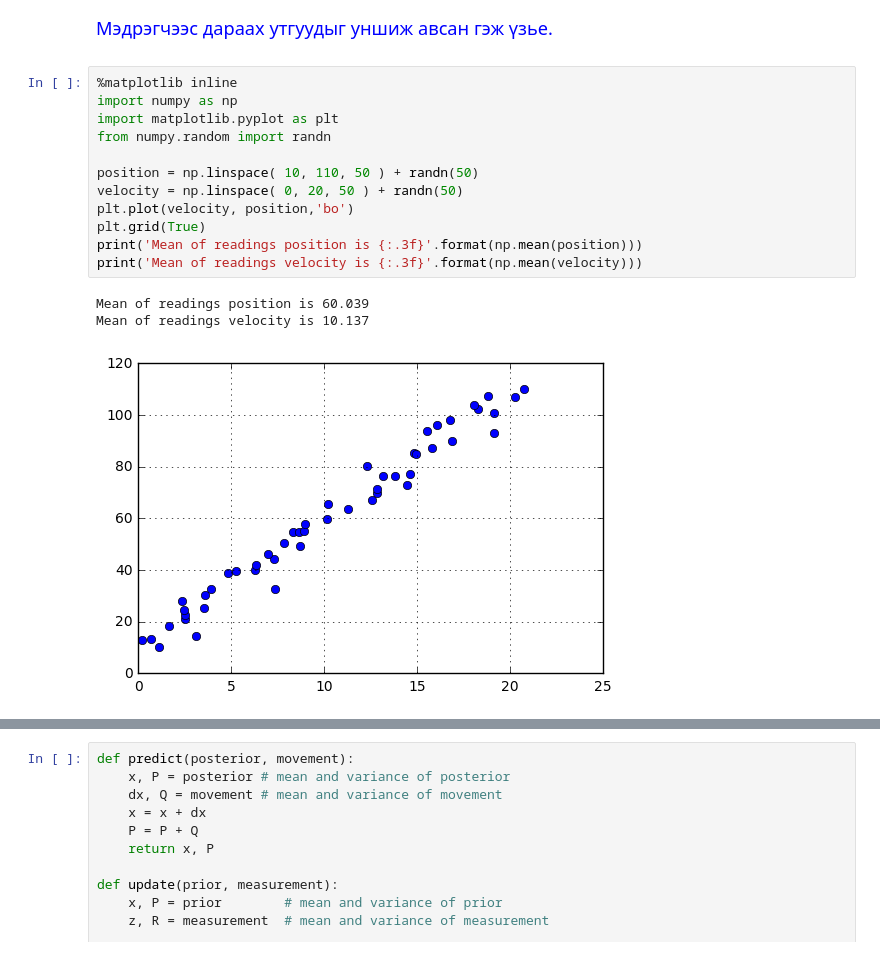
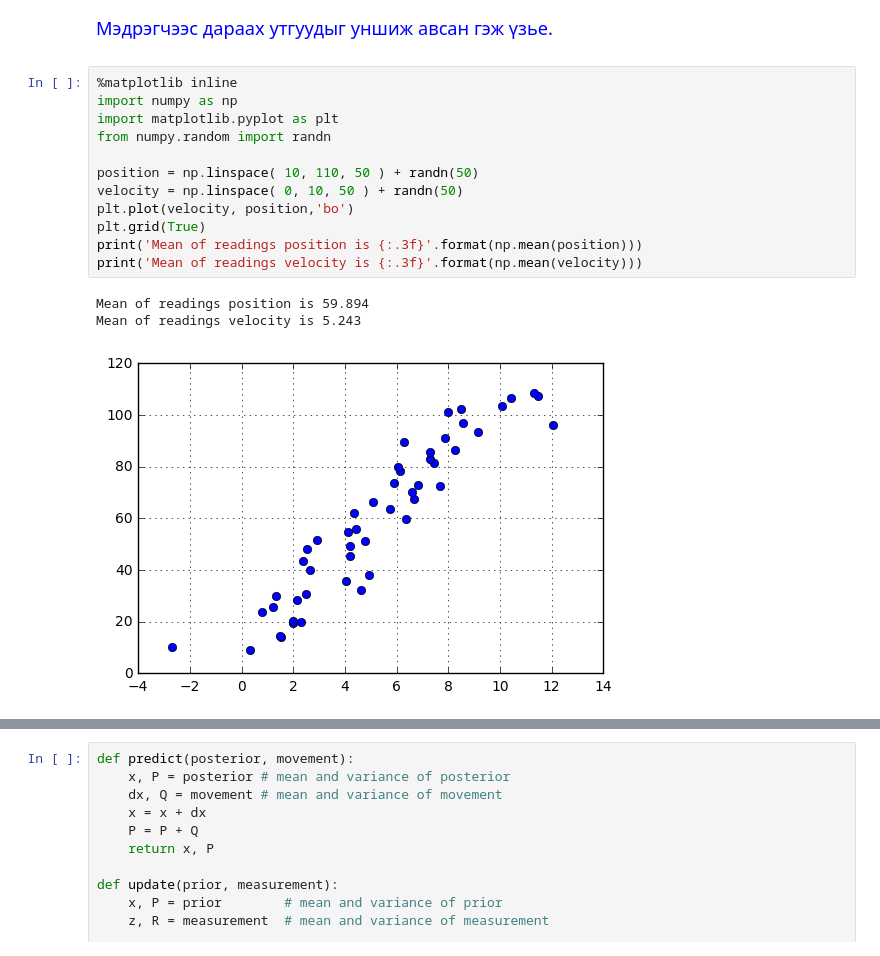
Before and after one commit to orgilj/Kalman-, a Jupyter notebook: Kalman filter Ball Bounce example.ipynb, the cells around one changed output, grey strips where cells are left out. Saved outputs shown, nothing was run; the diff lists cells and outputs as text.

```diff
--- a/Kalman filter Ball Bounce example.ipynb
+++ b/Kalman filter Ball Bounce example.ipynb
@@ -640,16 +640,16 @@ Kalman Filter - ийг хэрэгжүүлэхийн өмнө бид дахиад
 # %%
 %matplotlib inline
 import numpy as np
 import matplotlib.pyplot as plt
 from numpy.random import randn
 
 position = np.linspace( 10, 110, 50 ) + randn(50)
-velocity = np.linspace( 0, 20, 50 ) + randn(50)
+velocity = np.linspace( 0, 10, 50 ) + randn(50)
 plt.plot(velocity, position,'bo')
 plt.grid(True)
 print('Mean of readings position is {:.3f}'.format(np.mean(position)))
 print('Mean of readings velocity is {:.3f}'.format(np.mean(velocity)))
 # %% [output]
-Mean of readings position is 60.039
-Mean of readings velocity is 10.137
+Mean of readings position is 59.894
+Mean of readings velocity is 5.243
-[figure, old version]
+[figure, new version]
```
Also changed, not shown: parts of 6 cells of this notebook.
